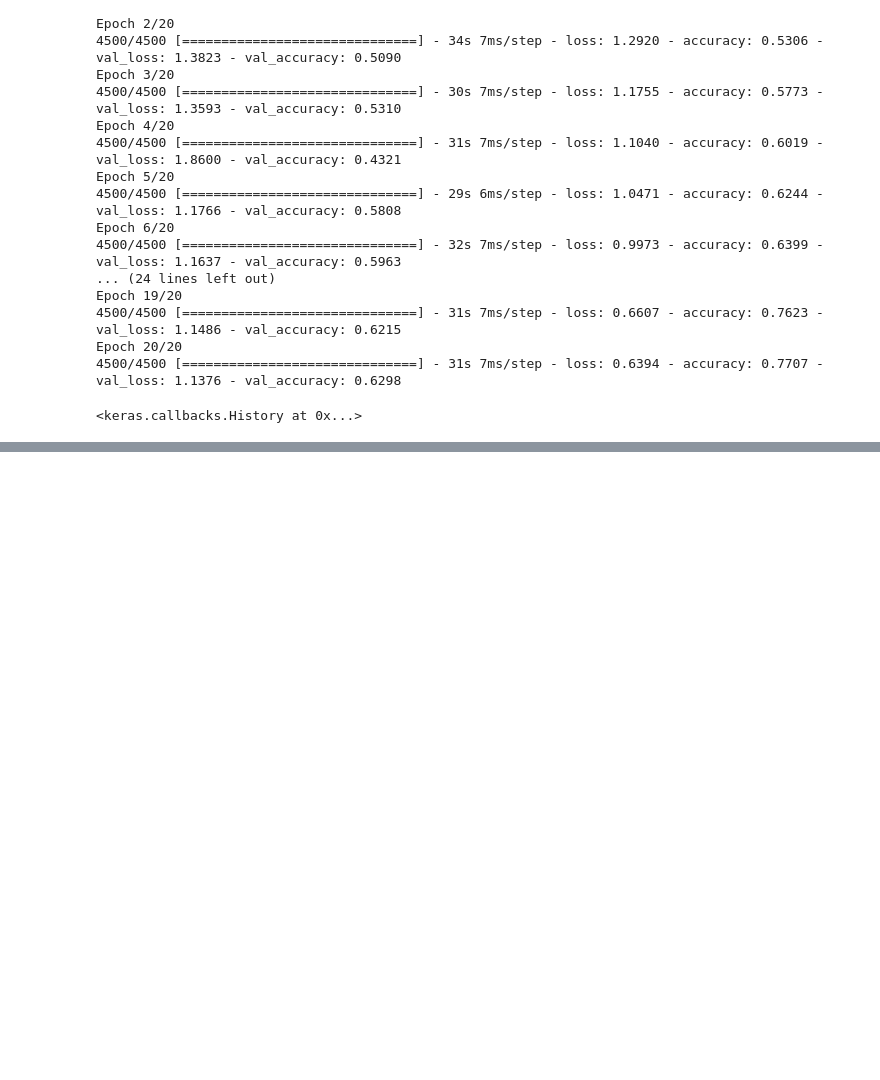
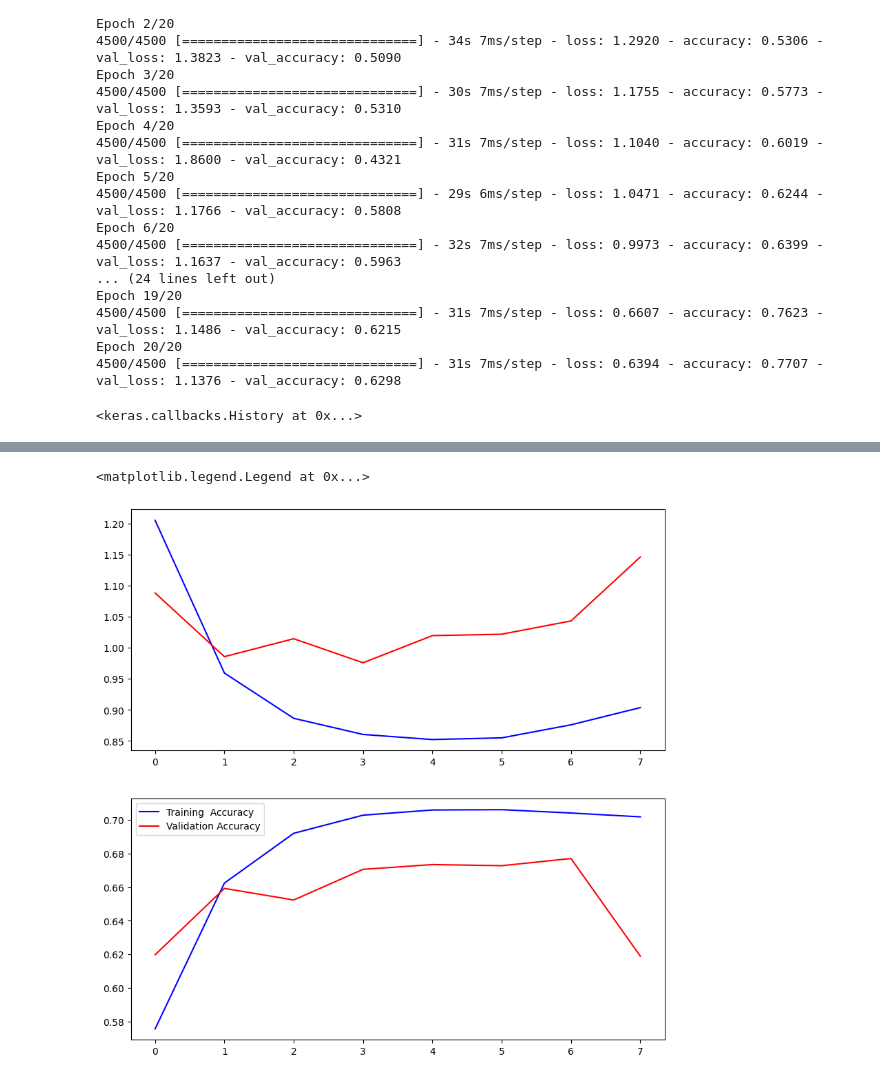
Before and after one commit to pasterzewa/CNN-DL-Project, a Jupyter notebook: main.ipynb, the cells around one changed output, grey strips where cells are left out. Drawn from its saved outputs; the diff is of its cells as text; code cells hidden in the pictures; blank space fills up the shorter version.

```diff
--- a/main.ipynb
+++ b/main.ipynb
@@ -174,0 +259,14 @@ Epoch 20/20
+# %%
+# Unfreeze the base model
+base_model.trainable = True
+
+# Compile the model with a low learning rate
+model.compile(optimizer=keras.optimizers.RMSprop(learning_rate = .00001),
+              loss = 'categorical_crossentropy' , metrics = ['categorical_accuracy'])
+# %%
+callback = keras.callbacks.EarlyStopping(monitor='loss', patience=3)
+history = model.fit(train_ds,
+          validation_data=validation_ds,
+          epochs=10,
+          callbacks=[callback]
+)
@@ -174,0 +290,15 @@ Epoch 20/20
+# %%
+f,ax=plt.subplots(2,1,figsize=(10,10))
+
+#Assigning the first subplot to graph training loss and validation loss
+ax[0].plot(model.history.history['loss'],color='b',label='Training Loss')
+ax[0].plot(model.history.history['val_loss'],color='r',label='Validation Loss')
+
+#Plotting the training accuracy and validation accuracy
+ax[1].plot(model.history.history['categorical_accuracy'],color='b',label='Training  Accuracy')
+ax[1].plot(model.history.history['val_categorical_accuracy'],color='r',label='Validation Accuracy')
+
+plt.legend()
+# %% [output]
+<matplotlib.legend.Legend at 0x...>
+[figure, added]
```
Also changed, not shown: parts of 14 cells of this notebook.
